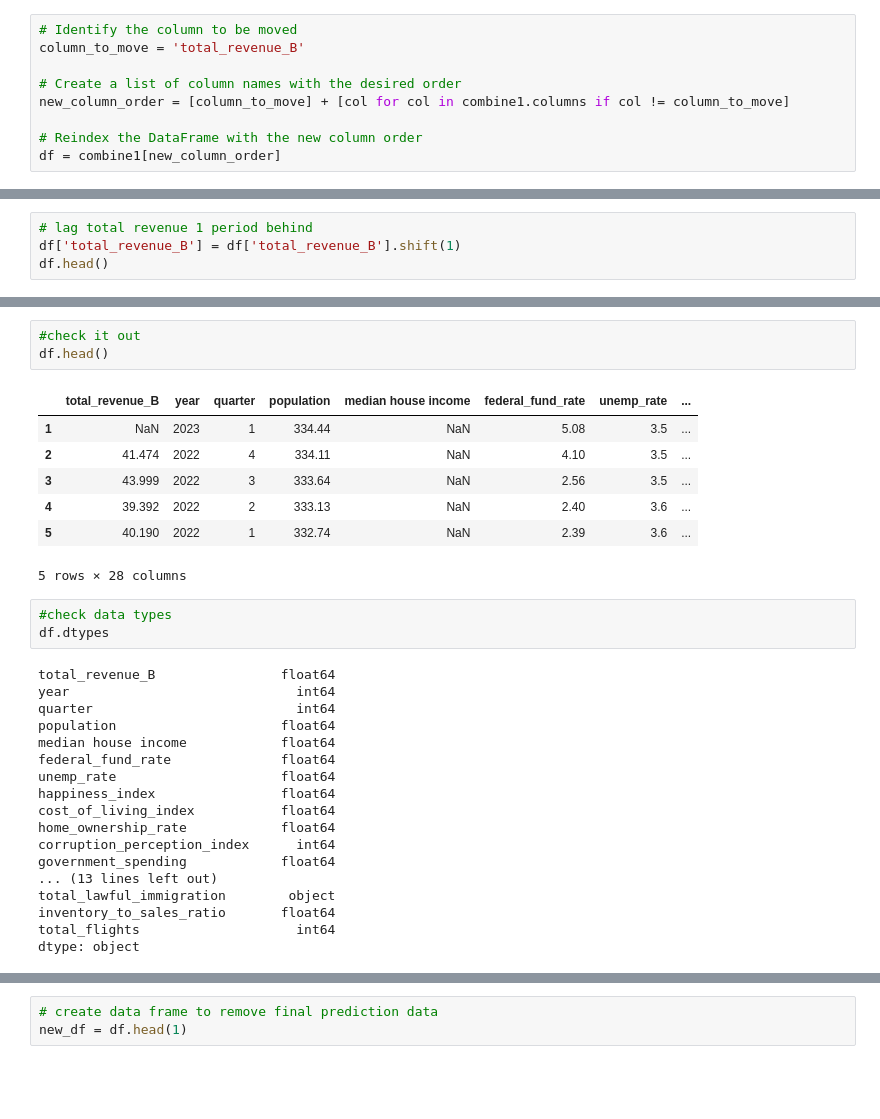
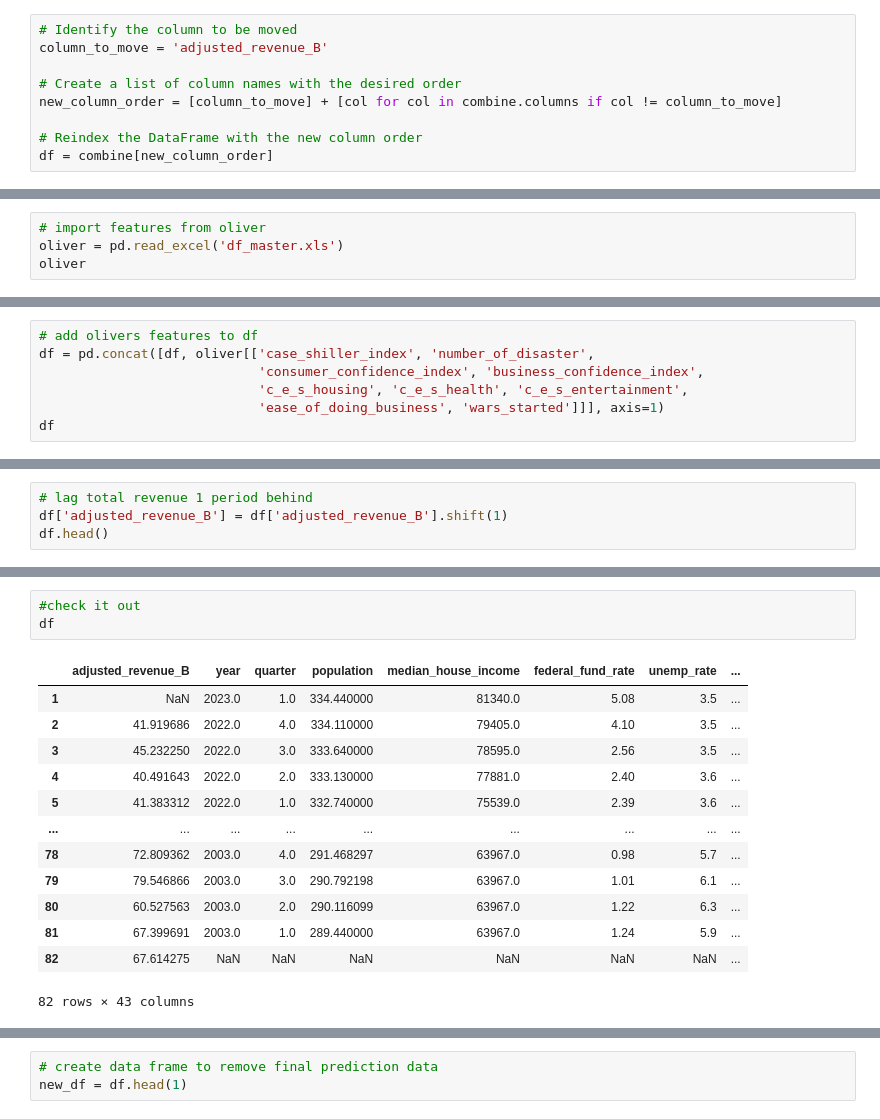
Before and after one commit to Project-Apollo-Forecast/Project-Apollo, a Jupyter notebook: Andy_merge_CSVs.ipynb, the cells around one changed output, grey strips where cells are left out. Drawn from its saved outputs; the diff is of its cells as text; blank space fills up the shorter version.

```diff
--- a/Andy_merge_CSVs.ipynb
+++ b/Andy_merge_CSVs.ipynb
@@ -90,11 +76,11 @@ combine1
 # %%
 # Identify the column to be moved
-column_to_move = 'total_revenue_B'
+column_to_move = 'adjusted_revenue_B'
 
 # Create a list of column names with the desired order
-new_column_order = [column_to_move] + [col for col in combine1.columns if col != column_to_move]
+new_column_order = [column_to_move] + [col for col in combine.columns if col != column_to_move]
 
 # Reindex the DataFrame with the new column order
-df = combine1[new_column_order]
+df = combine[new_column_order]
 # %%
 #check it out
@@ -109,0 +102,4 @@ df.head()
+# %%
+# import features from oliver
+oliver = pd.read_excel('df_master.xls')
+oliver
@@ -109,0 +140,7 @@ df.head()
+# %%
+# add olivers features to df
+df = pd.concat([df, oliver[['case_shiller_index', 'number_of_disaster',
+                            'consumer_confidence_index', 'business_confidence_index',
+                            'c_e_s_housing', 'c_e_s_health', 'c_e_s_entertainment',
+                            'ease_of_doing_business', 'wars_started']]], axis=1)
+df
@@ -110,5 +161,5 @@ df.head()
 # %%
 # lag total revenue 1 period behind
-df['total_revenue_B'] = df['total_revenue_B'].shift(1)
+df['adjusted_revenue_B'] = df['adjusted_revenue_B'].shift(1)
 df.head()
 # %% [output]
@@ -145,32 +191,17 @@ df
 # %%
 #check it out
-df.head()
+df
 # %% [output]
-|  | total_revenue_B | year | quarter | population | median house income | federal_fund_rate | unemp_rate | ... |
-| 1 | NaN | 2023 | 1 | 334.44 | NaN | 5.08 | 3.5 | ... |
-| 2 | 41.474 | 2022 | 4 | 334.11 | NaN | 4.10 | 3.5 | ... |
-| 3 | 43.999 | 2022 | 3 | 333.64 | NaN | 2.56 | 3.5 | ... |
-| 4 | 39.392 | 2022 | 2 | 333.13 | NaN | 2.40 | 3.6 | ... |
-| 5 | 40.190 | 2022 | 1 | 332.74 | NaN | 2.39 | 3.6 | ... |
+|  | adjusted_revenue_B | year | quarter | population | median_house_income | federal_fund_rate | unemp_rate | ... |
+| 1 | NaN | 2023.0 | 1.0 | 334.440000 | 81340.0 | 5.08 | 3.5 | ... |
+| 2 | 41.919686 | 2022.0 | 4.0 | 334.110000 | 79405.0 | 4.10 | 3.5 | ... |
+| 3 | 45.232250 | 2022.0 | 3.0 | 333.640000 | 78595.0 | 2.56 | 3.5 | ... |
+| 4 | 40.491643 | 2022.0 | 2.0 | 333.130000 | 77881.0 | 2.40 | 3.6 | ... |
+| 5 | 41.383312 | 2022.0 | 1.0 | 332.740000 | 75539.0 | 2.39 | 3.6 | ... |
+| ... | ... | ... | ... | ... | ... | ... | ... | ... |
+| 78 | 72.809362 | 2003.0 | 4.0 | 291.468297 | 63967.0 | 0.98 | 5.7 | ... |
+| 79 | 79.546866 | 2003.0 | 3.0 | 290.792198 | 63967.0 | 1.01 | 6.1 | ... |
+| 80 | 60.527563 | 2003.0 | 2.0 | 290.116099 | 63967.0 | 1.22 | 6.3 | ... |
+| 81 | 67.399691 | 2003.0 | 1.0 | 289.440000 | 63967.0 | 1.24 | 5.9 | ... |
+| 82 | 67.614275 | NaN | NaN | NaN | NaN | NaN | NaN | ... |
-5 rows × 28 columns
+82 rows × 43 columns
-# %%
-#check data types
-df.dtypes
-# %% [output]
-total_revenue_B                float64
-year                             int64
-quarter                          int64
-population                     float64
-median house income            float64
-federal_fund_rate              float64
-unemp_rate                     float64
-happiness_index                float64
-cost_of_living_index           float64
-home_ownership_rate            float64
-corruption_perception_index      int64
-government_spending            float64
-... (13 lines left out)
-total_lawful_immigration        object
-inventory_to_sales_ratio       float64
-total_flights                    int64
-dtype: object
```
Also changed, not shown: parts of 27 cells of this notebook, 3 other files.
